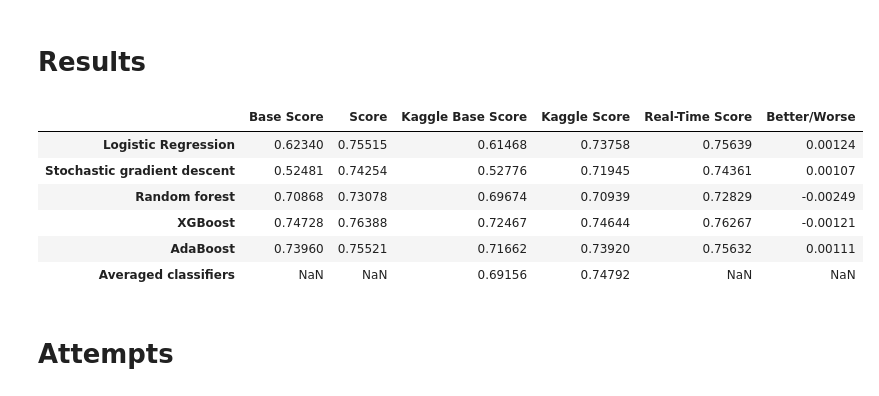
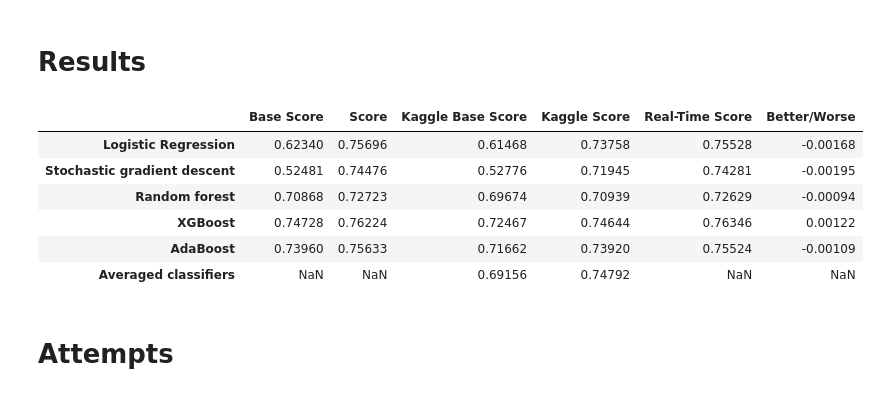
Before and after one commit to Gedas-LT/kaggle-home-credit, a Jupyter notebook: notebook.ipynb, the cells around one changed output. Cells and saved outputs as stored; diff of their text form; code cells hidden in the pictures.

Commit message:
Custom transformers

```diff
--- a/notebook.ipynb
+++ b/notebook.ipynb
@@ -721,7 +724,7 @@ sgd = SGDClassifier(loss="log", random_state=42)
 sgd_pipe = Pipeline(
     steps=[
         ("custom_preprocessor_1", get_organization_type),
-        ("custom_preprocessor_2", get_credit_card_dpd),
+        ("custom_preprocessor_2", get_flag_insurance),
         ("preprocessor", preprocessor),
         ("scaler", StandardScaler()),
         ("model", sgd)
@@ -749,6 +752,7 @@ forest = RandomForestClassifier(random_state=42)
 
 forest_pipe = Pipeline(
     steps=[
+        ("custom_preprocessor_1", get_pos_cash_dpd),
         ("preprocessor", preprocessor),
         ("model", forest)
     ]
@@ -775,6 +779,7 @@ xgboost = XGBClassifier(seed=42, use_label_encoder=False)
 
 xgboost_pipe = Pipeline(
     steps=[
+        ("custom_preprocessor_1", get_flag_insurance),
         ("preprocessor", preprocessor),
         ("model", xgboost)
     ]
@@ -802,7 +807,8 @@ ada = AdaBoostClassifier(random_state=42)
 
 ada_pipe = Pipeline(
     steps=[
-        ("custom_preprocessor_2", get_credit_card_dpd),
+        ("custom_preprocessor_1", get_credit_card_dpd),
+        ("custom_preprocessor_2", get_flag_insurance),
         ("preprocessor", preprocessor),
         ("model", ada)
     ]
@@ -847,48 +853,48 @@ xgboost_base_score = 0.74728
 ada_base_score = 0.7396
 avg_base_score = None
 
-log_score = 0.75639
-sgd_score = 0.74361
-forest_score = 0.72829
-xgboost_score = 0.76267
-ada_score = 0.75632
+log_score = 0.75696
+sgd_score = 0.74476
+forest_score = 0.72723
+xgboost_score = 0.76224
+ada_score = 0.75633
 avg_score = None
 
 kaggle_base_log_score = 0.61468
 kaggle_base_sgd_score = 0.52776
 kaggle_base_forest_score = 0.69674
 kaggle_base_xgboost_score = 0.72467
 kaggle_base_ada_score = 0.71662
 kaggle_base_avg_score = 0.69156
 
 kaggle_log_score = 0.73758
 kaggle_sgd_score = 0.71945
 kaggle_forest_score = 0.70939
 kaggle_xgboost_score = 0.74644
 kaggle_ada_score = 0.73920
 kaggle_avg_score = 0.74792
 
 scores_table = pd.DataFrame({"Base Score": [log_base_score, sgd_base_score, forest_base_score, xgboost_base_score, ada_base_score, avg_base_score],
                              "Score": [log_score, sgd_score, forest_score, xgboost_score, ada_score, avg_score],
                              "Kaggle Base Score": [kaggle_base_log_score, kaggle_base_sgd_score, kaggle_base_forest_score,
                                                    kaggle_base_xgboost_score, kaggle_base_ada_score, kaggle_base_avg_score],
                              "Kaggle Score": [kaggle_log_score, kaggle_sgd_score, kaggle_forest_score, kaggle_xgboost_score, kaggle_ada_score, kaggle_avg_score],
                              "Real-Time Score": [log_score_rt, sgd_score_rt, forest_score_rt, xgboost_score_rt, ada_score_rt, None],
                              "Better/Worse": [log_score_rt - log_score, sgd_score_rt - sgd_score, forest_score_rt - forest_score,
                                               xgboost_score_rt - xgboost_score, ada_score_rt - ada_score, None]
                              }
                             ).set_axis(
                                  ["Logistic Regression", "Stochastic gradient descent", "Random forest", "XGBoost", "AdaBoost", "Averaged classifiers"], axis="index"
                                  )
 
 scores_table
 # %% [output]
 |  | Base Score | Score | Kaggle Base Score | Kaggle Score | Real-Time Score | Better/Worse |
-| Logistic Regression | 0.62340 | 0.75515 | 0.61468 | 0.73758 | 0.75639 | 0.00124 |
-| Stochastic gradient descent | 0.52481 | 0.74254 | 0.52776 | 0.71945 | 0.74361 | 0.00107 |
-| Random forest | 0.70868 | 0.73078 | 0.69674 | 0.70939 | 0.72829 | -0.00249 |
-| XGBoost | 0.74728 | 0.76388 | 0.72467 | 0.74644 | 0.76267 | -0.00121 |
-| AdaBoost | 0.73960 | 0.75521 | 0.71662 | 0.73920 | 0.75632 | 0.00111 |
+| Logistic Regression | 0.62340 | 0.75696 | 0.61468 | 0.73758 | 0.75528 | -0.00168 |
+| Stochastic gradient descent | 0.52481 | 0.74476 | 0.52776 | 0.71945 | 0.74281 | -0.00195 |
+| Random forest | 0.70868 | 0.72723 | 0.69674 | 0.70939 | 0.72629 | -0.00094 |
+| XGBoost | 0.74728 | 0.76224 | 0.72467 | 0.74644 | 0.76346 | 0.00122 |
+| AdaBoost | 0.73960 | 0.75633 | 0.71662 | 0.73920 | 0.75524 | -0.00109 |
 | Averaged classifiers | NaN | NaN | 0.69156 | 0.74792 | NaN | NaN |
 # %% [markdown]
 # Attempts
```
Also changed, not shown: parts of 17 cells of this notebook, 1 other file.
